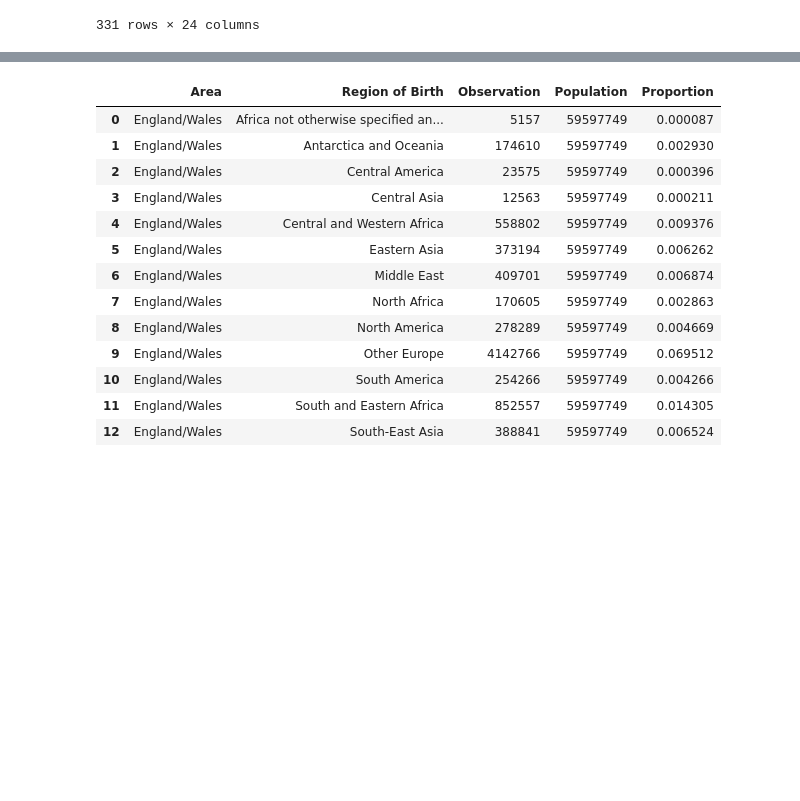
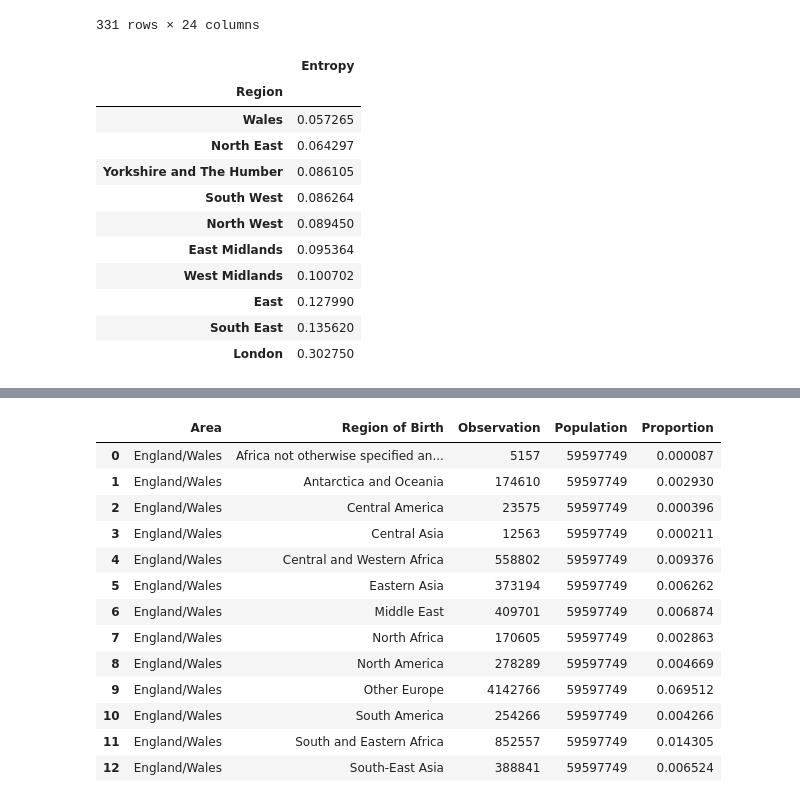
Before and after one commit to Shiminc/UK_diversity_mapping, a Jupyter notebook: src/Chart.ipynb, the cells around one changed output, grey strips where cells are left out. Drawn from its saved outputs; the diff is of its cells as text; code cells hidden in the pictures; blank space fills up the shorter version.

```diff
--- a/src/Chart.ipynb
+++ b/src/Chart.ipynb
@@ -75,6 +75,22 @@ data_final
 | 329 | W06000023 | Powys | 0.000030 | 0.002493 | 0.000158 | 0.000038 | ... |
 | 330 | W06000024 | Merthyr Tydfil | 0.000034 | 0.000544 | 0.000017 | 0.000034 | ... |
 331 rows × 24 columns
+# %%
+mean_entropy = data_final.groupby(by='Region').mean('Entropy')
+mean_entropy[['Entropy']].sort_values('Entropy')
+# %% [output]
+|  | Entropy |
+| Region |  |
+| Wales | 0.057265 |
+| North East | 0.064297 |
+| Yorkshire and The Humber | 0.086105 |
+| South West | 0.086264 |
+| North West | 0.089450 |
+| East Midlands | 0.095364 |
+| West Midlands | 0.100702 |
+| East | 0.127990 |
+| South East | 0.135620 |
+| London | 0.302750 |
 # %%
 # distribution with mean
 point = alt.Chart(data_final).mark_point(filled=True, stroke='Black', strokeWidth=0.2).encode(
```
Also changed, not shown: parts of 1 cell of this notebook, 1 other file.
